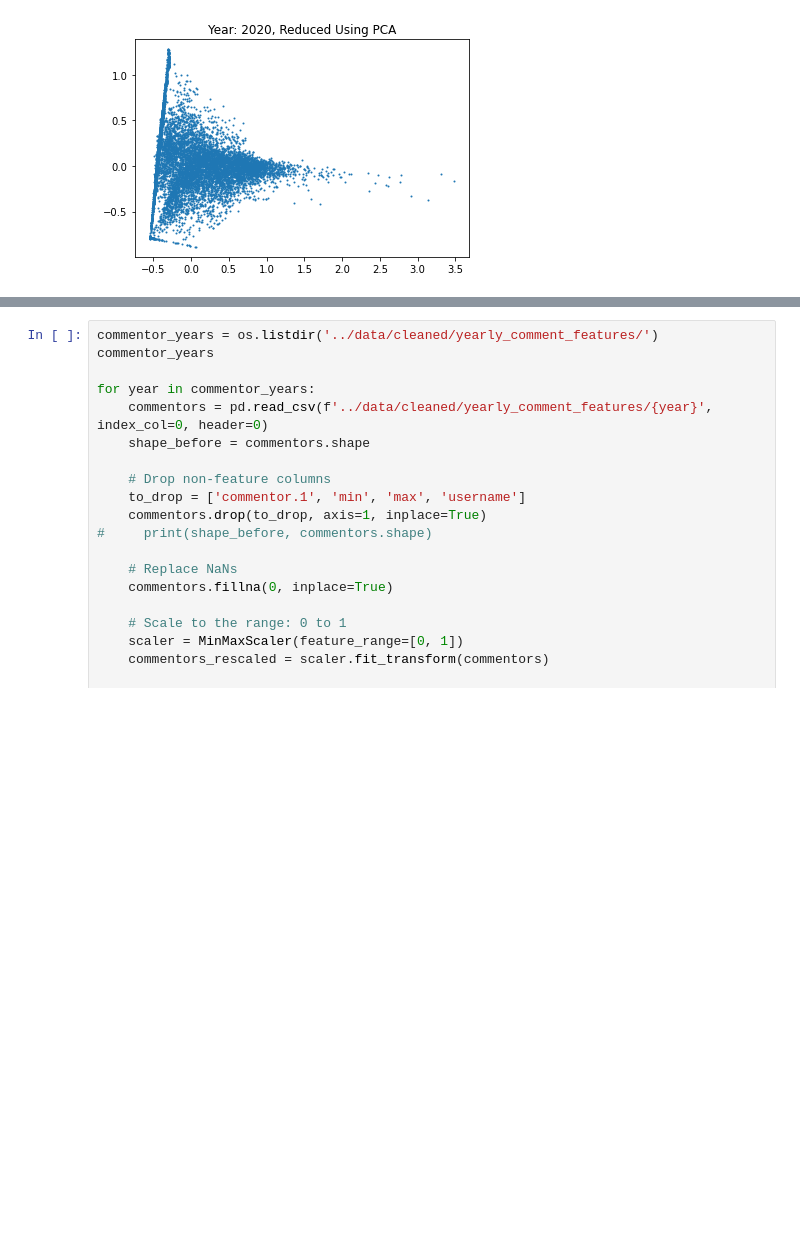
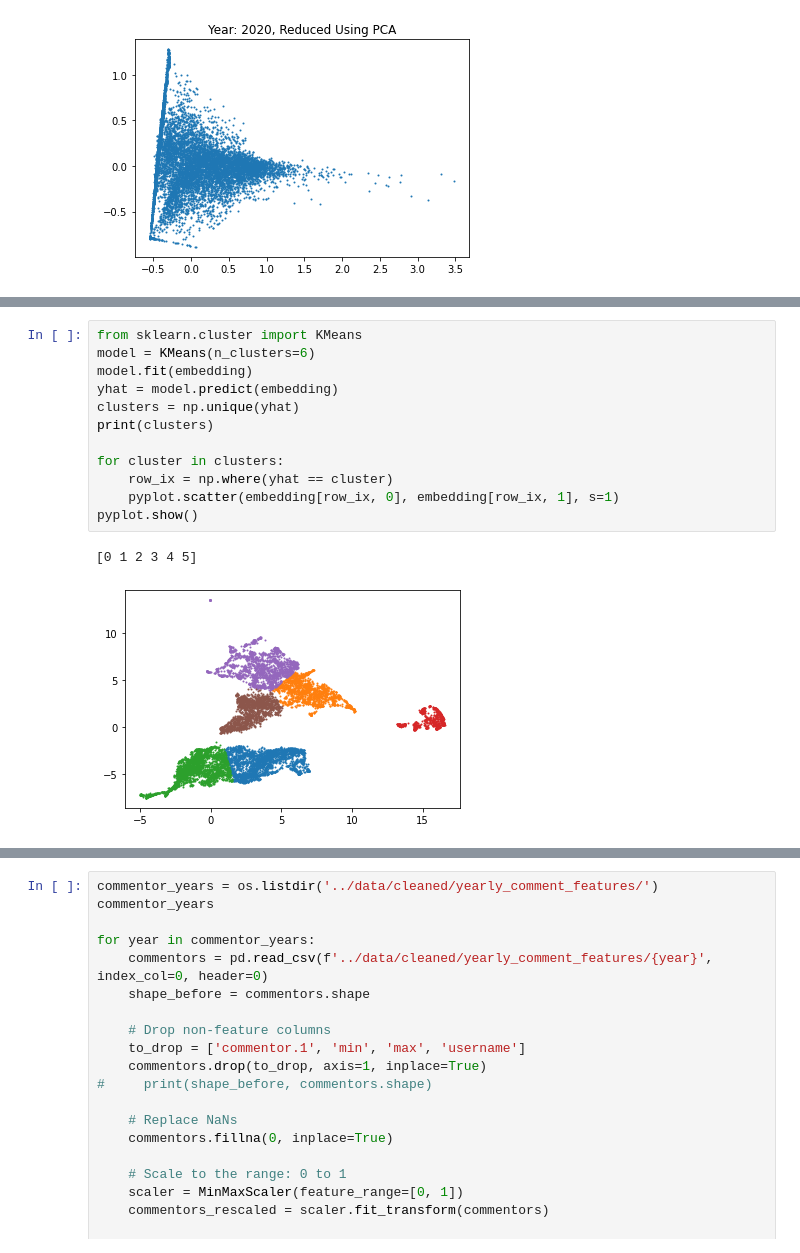
Before and after one commit to jweisman11a/pft_capstone, a Jupyter notebook: clustering/comment_yearly_cluster.ipynb, the cells around one changed output, grey strips where cells are left out. Saved outputs shown, nothing was run; the diff lists cells and outputs as text; blank space fills up the shorter version.

```diff
--- a/clustering/comment_yearly_cluster.ipynb
+++ b/clustering/comment_yearly_cluster.ipynb
@@ -83,0 +159,15 @@ plt.show()
+# %%
+from sklearn.cluster import KMeans
+model = KMeans(n_clusters=6)
+model.fit(embedding)
+yhat = model.predict(embedding)
+clusters = np.unique(yhat)
+print(clusters)
+
+for cluster in clusters:
+    row_ix = np.where(yhat == cluster)
+    pyplot.scatter(embedding[row_ix, 0], embedding[row_ix, 1], s=1)
+pyplot.show()
+# %% [output]
+[0 1 2 3 4 5]
+[figure, added]
```
Also changed, not shown: parts of 14 cells of this notebook.
